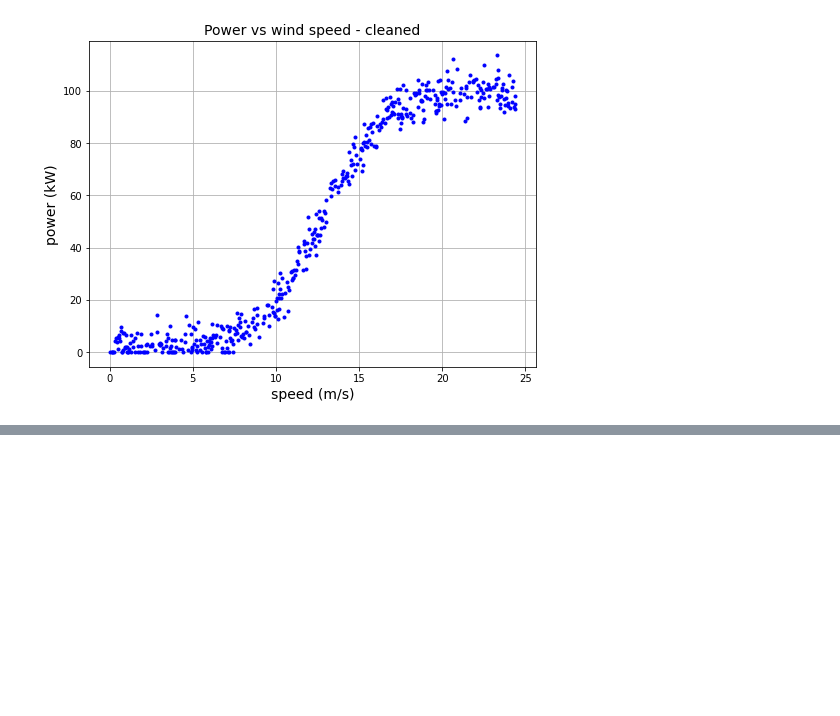
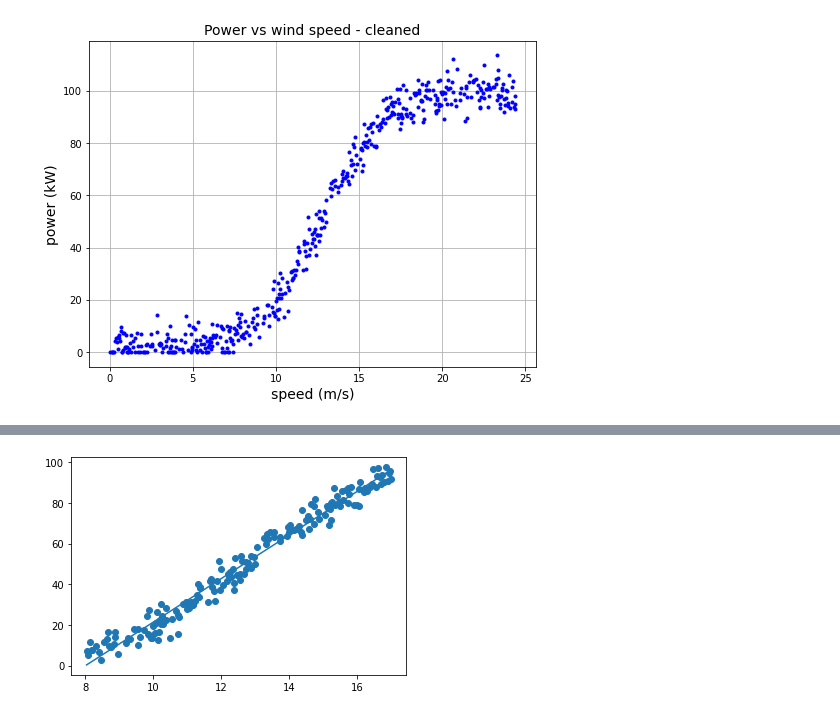
Before and after one commit to SasiGV/MLProject2020., a Jupyter notebook: Initial_draft.ipynb, the cells around one changed output, grey strips where cells are left out. Drawn from its saved outputs; the diff is of its cells as text; code cells hidden in the pictures; blank space fills up the shorter version.

```diff
--- a/Initial_draft.ipynb
+++ b/Initial_draft.ipynb
@@ -147,0 +175,23 @@ plt.grid()
+# %%
+# https://www.w3schools.com/python/python_ml_linear_regression.asp
+
+# Cleaniing the dataset by removing the zero values
+cleansed_data = Power_data.loc[Power_data['power'] > 0 ]
+
+Medium_set_data = cleansed_data.loc[(cleansed_data['speed'] > 8) & (cleansed_data['speed']<= 17)]
+
+x = Medium_set_data['speed'].tolist()
+y = Medium_set_data['power'].tolist()
+
+slope, intercept, r, p, std_err = stats.linregress(x, y)
+
+def myfunc(x):
+  return slope * x + intercept
+
+mymodel = list(map(myfunc, x))
+
+plt.scatter(x, y)
+plt.plot(x, mymodel)
+plt.show()
+# %% [output]
+[figure, added]
```
Also changed, not shown: parts of 12 cells of this notebook, 3 other files.
